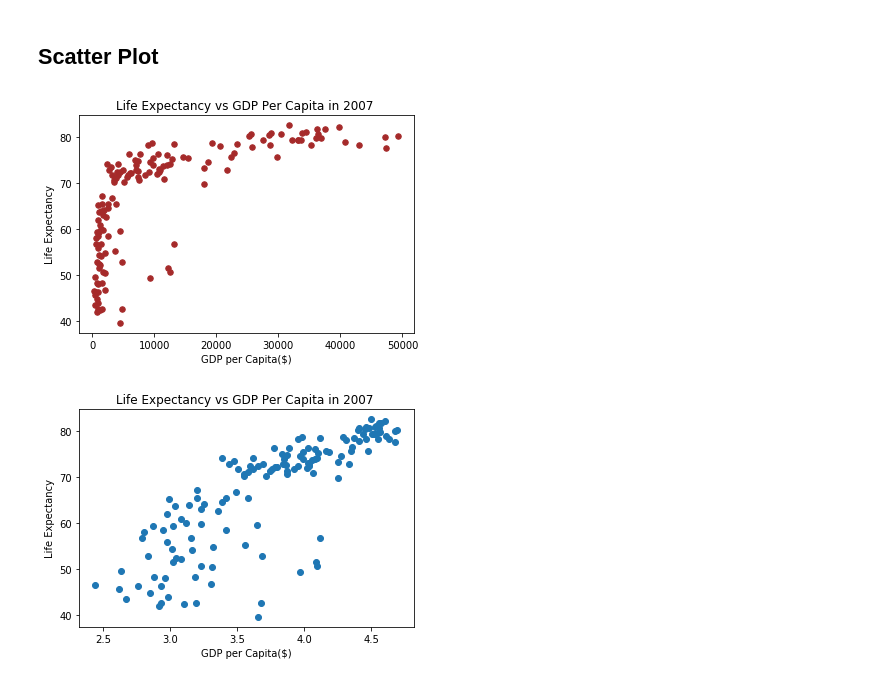
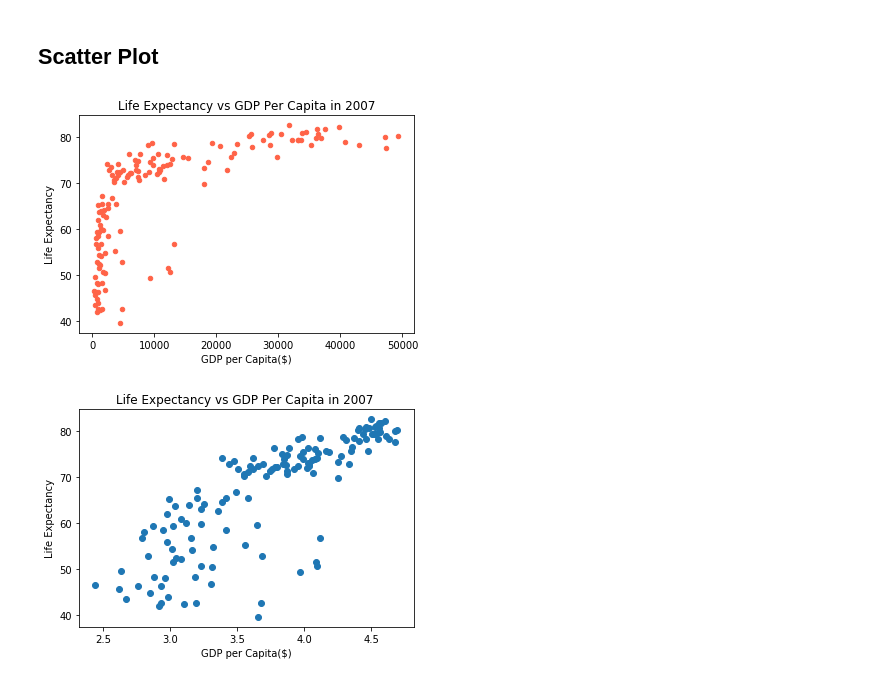
Before and after one commit to Sreemanto/Repo-New, a Jupyter notebook: Visulaization.ipynb, the cells around one changed output. Cells and saved outputs as stored; diff of their text form; code cells hidden in the pictures.

```diff
--- a/Visulaization.ipynb
+++ b/Visulaization.ipynb
@@ -3,4 +3,4 @@ import pandas as pd
 import matplotlib.pyplot as plt
 import numpy as np
 # %%
-cn = pd.read_csv('https://raw.githubusercontent.com/BadreeshShetty/Data-Visualization-using-Matplotlib/master/datasets/countries.csv')
+cn = pd.read_csv('https://raw.githubusercontent.com/Sreemanto/SK__007/master/countries.csv')
@@ -11,13 +17,18 @@ data_2007 = cn[cn['year']==2007]
 # %% [markdown]
 ## Scatter Plot
 # %%
-plt.scatter(data_2007['gdpPerCapita'],data_2007['lifeExpectancy'],s=30,c='brown')
-plt.title('Life Expectancy vs GDP Per Capita in 2007 ')
+#plt.scatter(x,y)
+plt.scatter(data_2007['gdpPerCapita'],data_2007['lifeExpectancy'],s=20,c='tomato')
+
+plt.title('Life Expectancy vs GDP Per Capita in 2007')
+
 plt.xlabel('GDP per Capita($)')
+
 plt.ylabel('Life Expectancy')
+
 plt.show()
 # %% [output]
-[figure, old version]
+[figure, new version]
 # %%
 plt.scatter(np.log10(data_2007['gdpPerCapita']),data_2007['lifeExpectancy'])
 plt.title('Life Expectancy vs GDP Per Capita in 2007 ')
```
Also changed, not shown: parts of 24 cells of this notebook.
